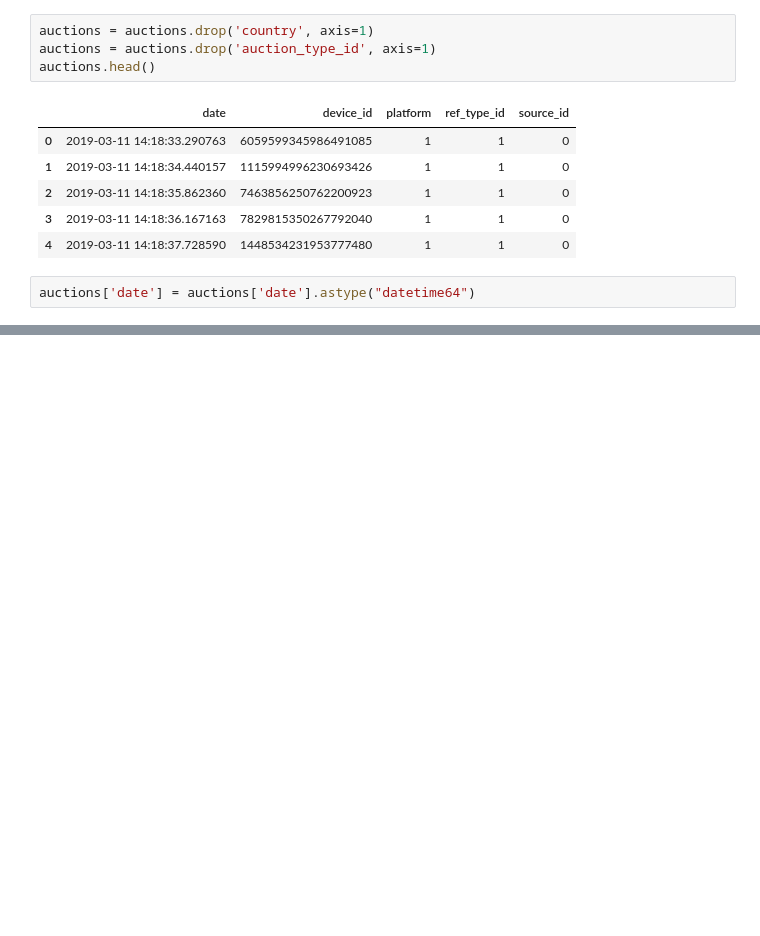
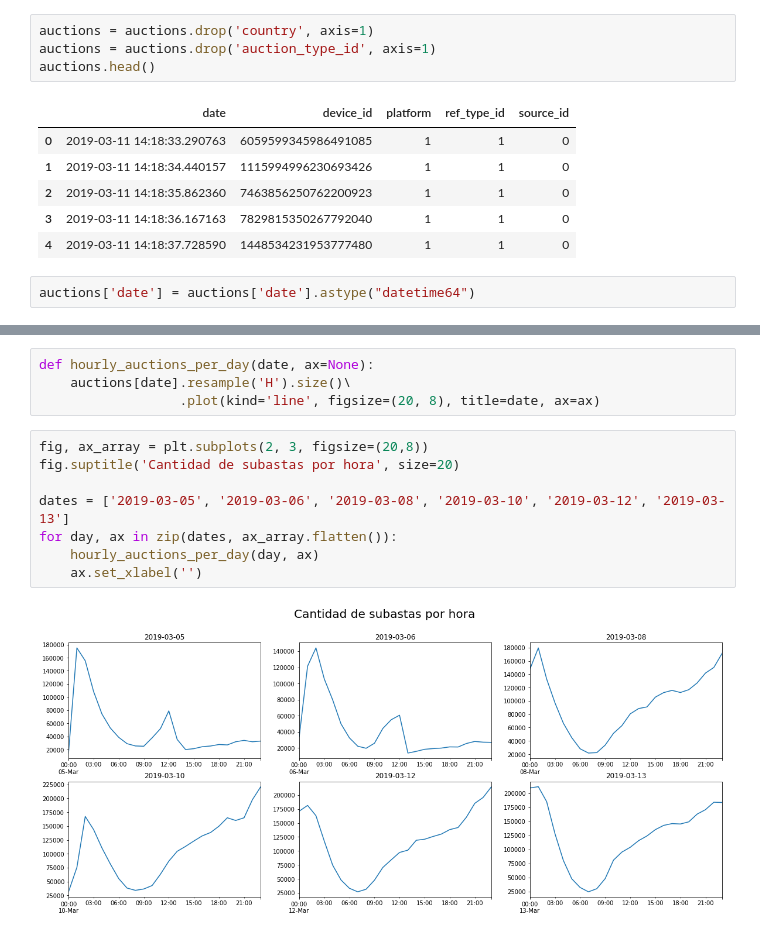
Before and after one commit to EugeniaFranchi/TP-Datos-2019, a Jupyter notebook: Auctions.ipynb, the cells around one changed output, grey strips where cells are left out. Saved outputs shown, nothing was run; the diff lists cells and outputs as text; blank space fills up the shorter version.

```diff
--- a/Auctions.ipynb
+++ b/Auctions.ipynb
@@ -89,0 +175,14 @@ memory usage: 354.6 MB
+# %%
+def hourly_auctions_per_day(date, ax=None):
+    auctions[date].resample('H').size()\
+                  .plot(kind='line', figsize=(20, 8), title=date, ax=ax)
+# %%
+fig, ax_array = plt.subplots(2, 3, figsize=(20,8))
+fig.suptitle('Cantidad de subastas por hora', size=20)
+
+dates = ['2019-03-05', '2019-03-06', '2019-03-08', '2019-03-10', '2019-03-12', '2019-03-13']
+for day, ax in zip(dates, ax_array.flatten()):
+    hourly_auctions_per_day(day, ax)
+    ax.set_xlabel('')
+# %% [output]
+[figure, added]
```
Also changed, not shown: parts of 26 cells of this notebook.
